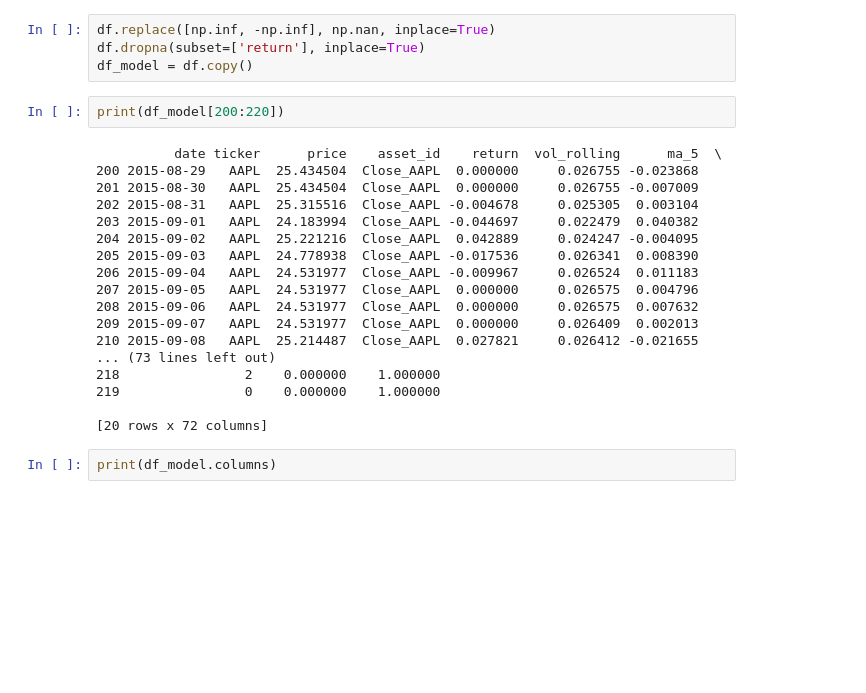
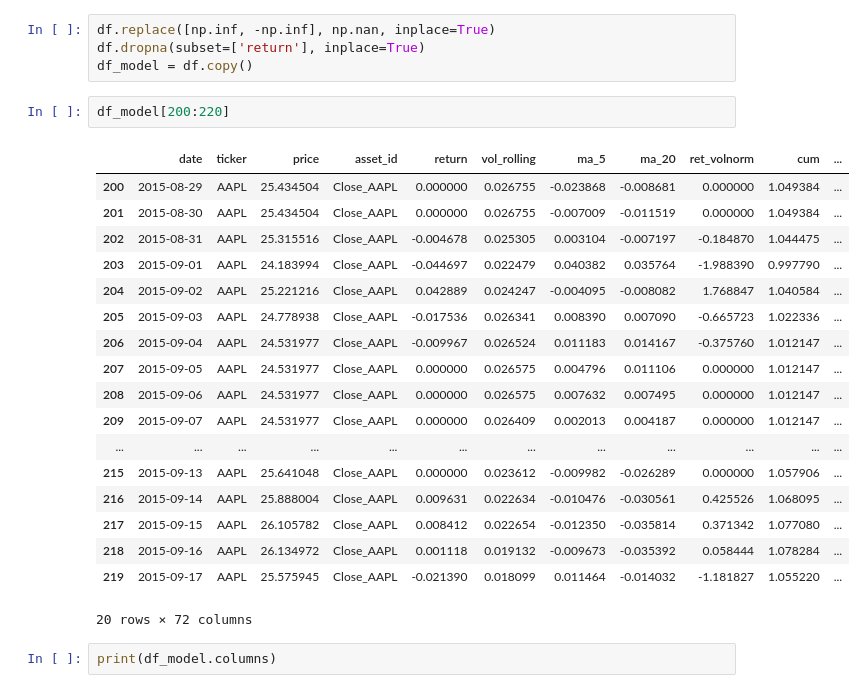
Before and after one commit to anjaliii210/Cross-Market-Meta-Learner, a Jupyter notebook: meta_fin_modelling.ipynb, the cells around one changed output. Drawn from its saved outputs; the diff is of its cells as text; blank space fills up the shorter version.

```diff
--- a/meta_fin_modelling.ipynb
+++ b/meta_fin_modelling.ipynb
@@ -175,25 +179,26 @@ df.replace([np.inf, -np.inf], np.nan, inplace=True)
 df.dropna(subset=['return'], inplace=True)
 df_model = df.copy()
 # %%
-print(df_model[200:220])
+df_model[200:220]
 # %% [output]
+|  | date | ticker | price | asset_id | return | vol_rolling | ma_5 | ma_20 | ret_volnorm | cum | ... |
+| 200 | 2015-08-29 | AAPL | 25.434504 | Close_AAPL | 0.000000 | 0.026755 | -0.023868 | -0.008681 | 0.000000 | 1.049384 | ... |
+| 201 | 2015-08-30 | AAPL | 25.434504 | Close_AAPL | 0.000000 | 0.026755 | -0.007009 | -0.011519 | 0.000000 | 1.049384 | ... |
+| 202 | 2015-08-31 | AAPL | 25.315516 | Close_AAPL | -0.004678 | 0.025305 | 0.003104 | -0.007197 | -0.184870 | 1.044475 | ... |
+| 203 | 2015-09-01 | AAPL | 24.183994 | Close_AAPL | -0.044697 | 0.022479 | 0.040382 | 0.035764 | -1.988390 | 0.997790 | ... |
+| 204 | 2015-09-02 | AAPL | 25.221216 | Close_AAPL | 0.042889 | 0.024247 | -0.004095 | -0.008082 | 1.768847 | 1.040584 | ... |
+| 205 | 2015-09-03 | AAPL | 24.778938 | Close_AAPL | -0.017536 | 0.026341 | 0.008390 | 0.007090 | -0.665723 | 1.022336 | ... |
+| 206 | 2015-09-04 | AAPL | 24.531977 | Close_AAPL | -0.009967 | 0.026524 | 0.011183 | 0.014167 | -0.375760 | 1.012147 | ... |
+| 207 | 2015-09-05 | AAPL | 24.531977 | Close_AAPL | 0.000000 | 0.026575 | 0.004796 | 0.011106 | 0.000000 | 1.012147 | ... |
+| 208 | 2015-09-06 | AAPL | 24.531977 | Close_AAPL | 0.000000 | 0.026575 | 0.007632 | 0.007495 | 0.000000 | 1.012147 | ... |
+| 209 | 2015-09-07 | AAPL | 24.531977 | Close_AAPL | 0.000000 | 0.026409 | 0.002013 | 0.004187 | 0.000000 | 1.012147 | ... |
+| ... | ... | ... | ... | ... | ... | ... | ... | ... | ... | ... | ... |
+| 215 | 2015-09-13 | AAPL | 25.641048 | Close_AAPL | 0.000000 | 0.023612 | -0.009982 | -0.026289 | 0.000000 | 1.057906 | ... |
+| 216 | 2015-09-14 | AAPL | 25.888004 | Close_AAPL | 0.009631 | 0.022634 | -0.010476 | -0.030561 | 0.425526 | 1.068095 | ... |
+| 217 | 2015-09-15 | AAPL | 26.105782 | Close_AAPL | 0.008412 | 0.022654 | -0.012350 | -0.035814 | 0.371342 | 1.077080 | ... |
+| 218 | 2015-09-16 | AAPL | 26.134972 | Close_AAPL | 0.001118 | 0.019132 | -0.009673 | -0.035392 | 0.058444 | 1.078284 | ... |
+| 219 | 2015-09-17 | AAPL | 25.575945 | Close_AAPL | -0.021390 | 0.018099 | 0.011464 | -0.014032 | -1.181827 | 1.055220 | ... |
-          date ticker      price    asset_id    return  vol_rolling      ma_5  \
-200 2015-08-29   AAPL  25.434504  Close_AAPL  0.000000     0.026755 -0.023868
-201 2015-08-30   AAPL  25.434504  Close_AAPL  0.000000     0.026755 -0.007009
-202 2015-08-31   AAPL  25.315516  Close_AAPL -0.004678     0.025305  0.003104
-203 2015-09-01   AAPL  24.183994  Close_AAPL -0.044697     0.022479  0.040382
-204 2015-09-02   AAPL  25.221216  Close_AAPL  0.042889     0.024247 -0.004095
-205 2015-09-03   AAPL  24.778938  Close_AAPL -0.017536     0.026341  0.008390
-206 2015-09-04   AAPL  24.531977  Close_AAPL -0.009967     0.026524  0.011183
-207 2015-09-05   AAPL  24.531977  Close_AAPL  0.000000     0.026575  0.004796
-208 2015-09-06   AAPL  24.531977  Close_AAPL  0.000000     0.026575  0.007632
-209 2015-09-07   AAPL  24.531977  Close_AAPL  0.000000     0.026409  0.002013
-210 2015-09-08   AAPL  25.214487  Close_AAPL  0.027821     0.026412 -0.021655
-... (73 lines left out)
-218                2    0.000000    1.000000
-219                0    0.000000    1.000000
-
-[20 rows x 72 columns]
+20 rows × 72 columns
 # %%
 print(df_model.columns)
 # %% [output]
```
Also changed, not shown: parts of 23 cells of this notebook.
